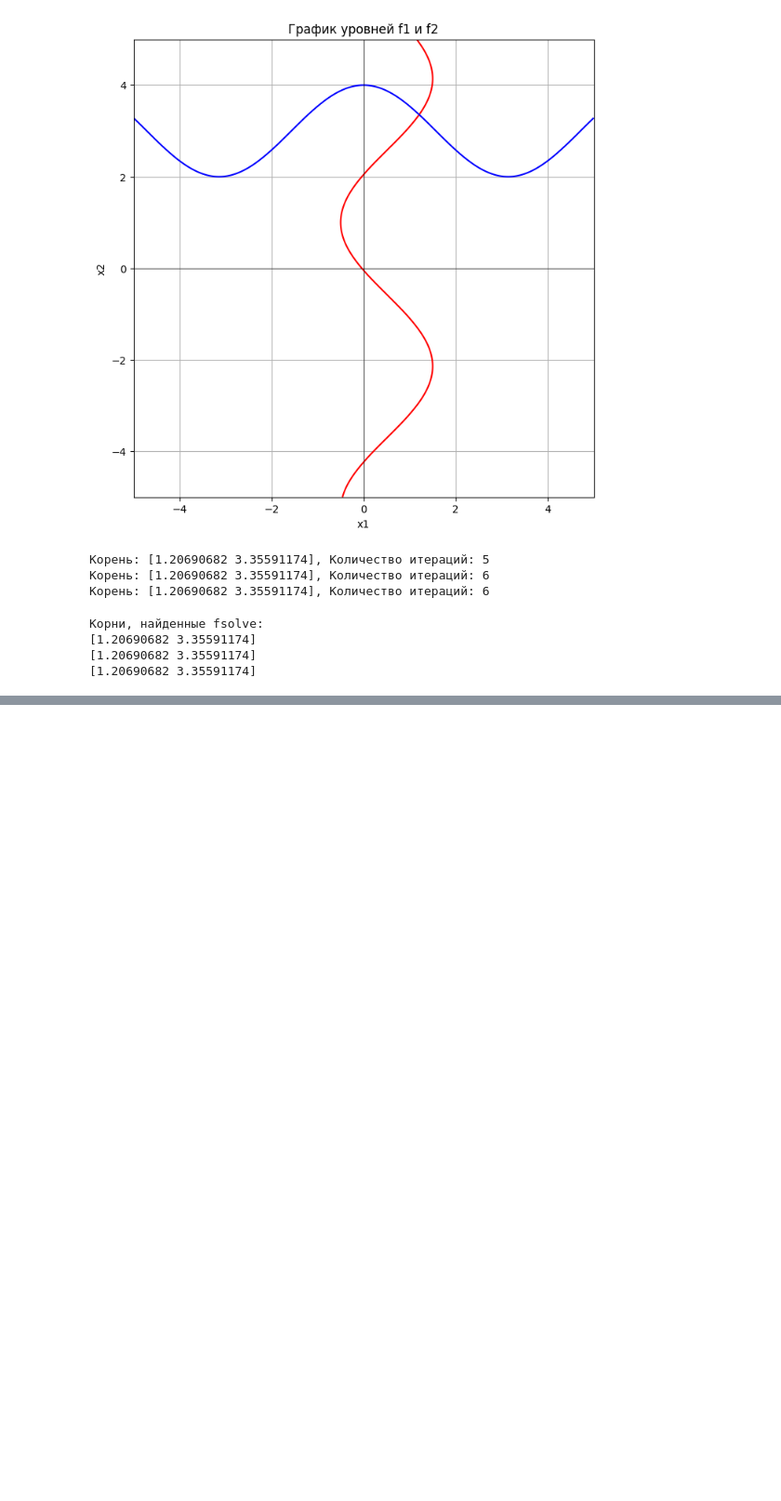
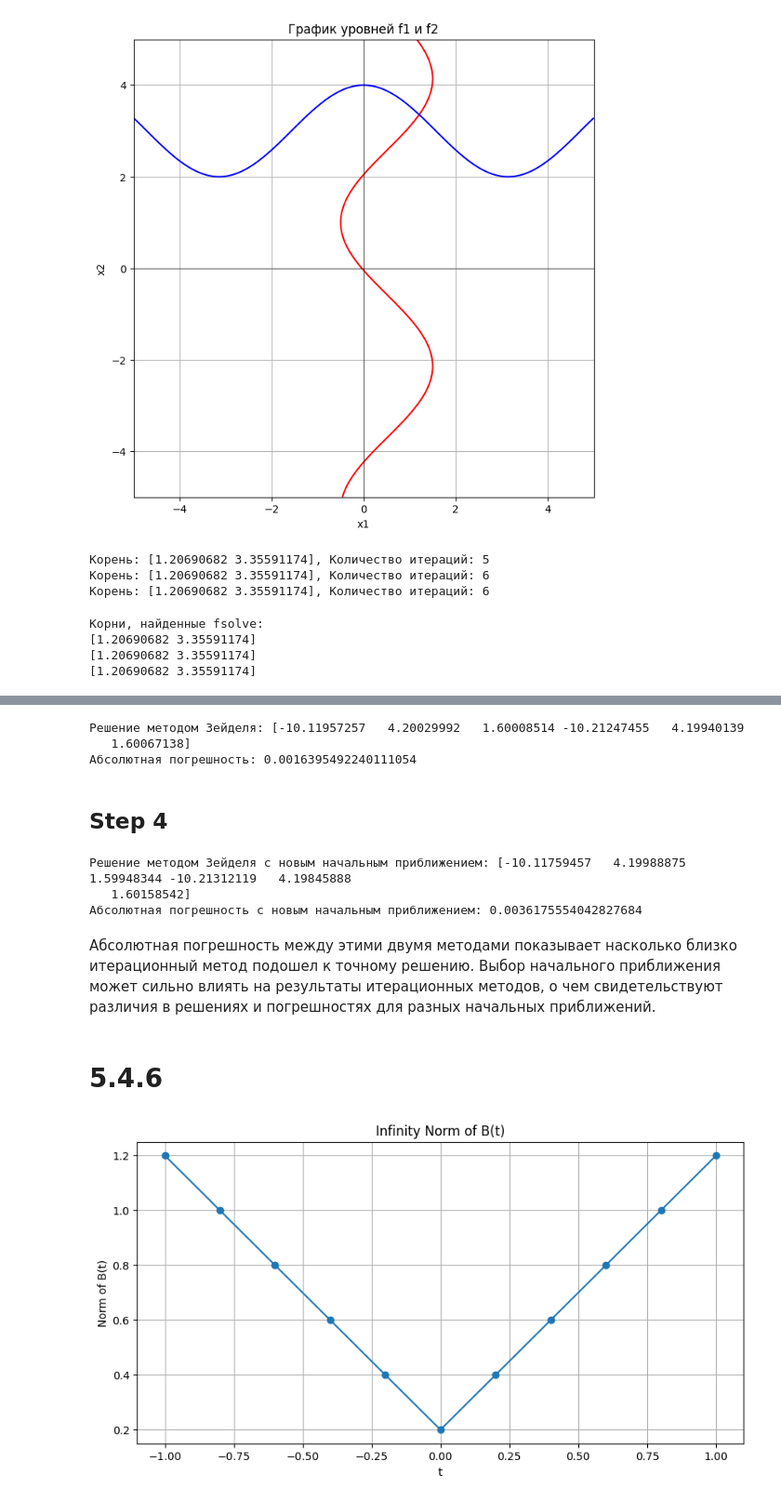
Before and after one commit to ErmakovSemen/NM, a Jupyter notebook: NM3.ipynb, the cells around one changed output, grey strips where cells are left out. Shown at 93% size. Cells and saved outputs as stored; diff of their text form; code cells hidden in the pictures; blank space fills up the shorter version.

```diff
--- a/NM3.ipynb
+++ b/NM3.ipynb
@@ -133,0 +182,20 @@ plt.show()
+# %%
+def transform_system(A, b):
+    n = len(A)
+    B = np.zeros_like(A)
+    c = np.zeros(n)
+
+    for i in range(n):
+        for j in range(n):
+            if i != j:
+                B[i, j] = -A[i, j] / A[i, i]
+
+        c[i] = b[i] / A[i, i]
+
+    return B, c
+
+B, c = transform_system(A, b)
+if np.linalg.norm(B, ord=np.inf) < 1:
+    print("Условие сходимости выполнено.")
+else:
+    print("Сходимость не гарантирована.")
@@ -133,0 +206,58 @@ plt.show()
+# %%
+def zeid(A, b, x0, max_iter=10):
+    n = len(b)
+    x = x0.copy()
+    for _ in range(max_iter):
+        for i in range(n):
+            sum1 = np.dot(A[i, :i], x[:i])
+            sum2 = np.dot(A[i, i+1:], x[i+1:])
+            x[i] = (b[i] - sum1 - sum2) / A[i, i]
+
+    return x
+
+# Начальное приближение
+x0 = np.zeros(len(b))
+x_zeid = zeid(A, b, x0)
+print("Решение методом Зейделя:", x_zeid)
+print("Абсолютная погрешность:", np.linalg.norm(x_zeid - x_gauss, ord=np.inf))
+# %% [output]
+Решение методом Зейделя: [-10.11957257   4.20029992   1.60008514 -10.21247455   4.19940139
+   1.60067138]
+Абсолютная погрешность: 0.0016395492240111054
+# %% [markdown]
+## Step 4
+# %%
+x0_new = np.array([7, 7, 7, 7, 7, 7], dtype=float)
+x_zeid_new = zeid(A, b, x0_new)
+print("Решение методом Зейделя с новым начальным приближением:", x_zeid_new)
+print("Абсолютная погрешность с новым начальным приближением:", np.linalg.norm(x_zeid_new - x_gauss, ord=np.inf))
+# %% [output]
+Решение методом Зейделя с новым начальным приближением: [-10.11759457   4.19988875   1.59948344 -10.21312119   4.19845888
+   1.60158542]
+Абсолютная погрешность с новым начальным приближением: 0.0036175554042827684
+# %% [markdown]
+Абсолютная погрешность между этими двумя методами показывает насколько близко итерационный метод подошел к точному решению. Выбор начального приближения может сильно влиять на результаты итерационных методов, о чем свидетельствуют различия в решениях и погрешностях для разных начальных приближений.
+# %% [markdown]
+# 5.4.6
+# %%
+def matrix_norm_infinity(B):
+    return np.max(np.sum(np.abs(B), axis=1))
+
+ts = np.arange(-1, 1.1, 0.2)  # Массив значений t
+norms = []  # Для хранения норм
+
+for t in ts:
+    B = np.array([[t, 0.1], [0.2, t]])
+    norm = matrix_norm_infinity(B)
+    norms.append(norm)
+
+# Построение графика
+plt.figure(figsize=(10, 5))
+plt.plot(ts, norms, marker='o')
+plt.xlabel('t')
+plt.ylabel('Norm of B(t)')
+plt.title('Infinity Norm of B(t)')
+plt.grid(True)
+plt.show()
+# %% [output]
+[figure, added]
```
Also changed, not shown: parts of 10 cells of this notebook.
